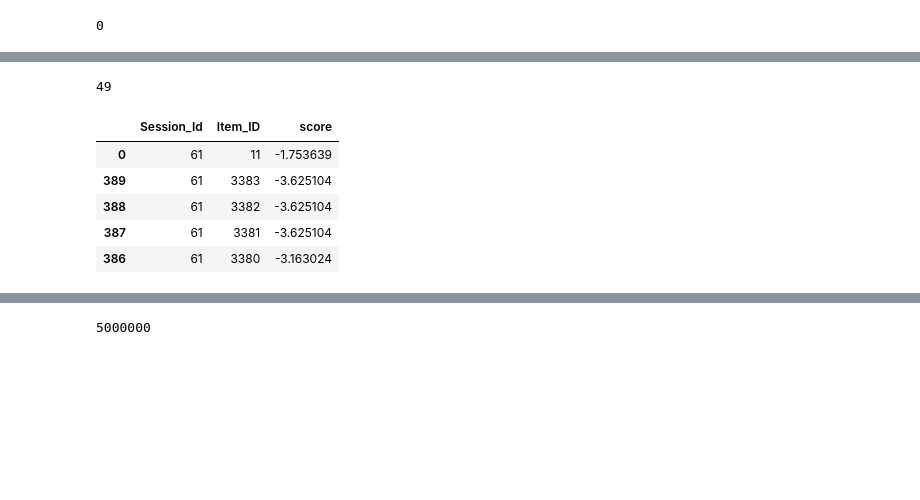
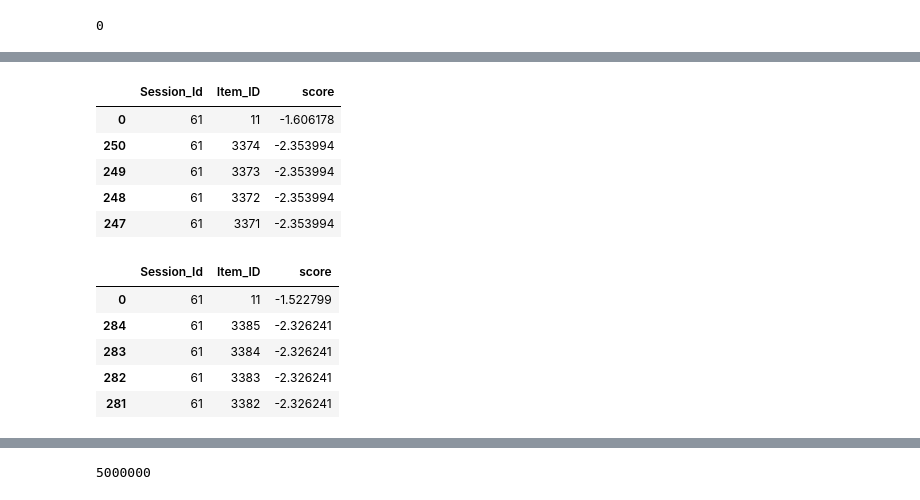
Before and after one commit to stavco9/rs-final-project, a Jupyter notebook: recsys2022/Final_submission/3-dressipi-lgbmranker-final_k_split_models.ipynb, the cells around one changed output, grey strips where cells are left out. Drawn from its saved outputs; the diff is of its cells as text; code cells hidden in the pictures; blank space fills up the shorter version.

```diff
--- a/recsys2022/Final_submission/3-dressipi-lgbmranker-final_k_split_models.ipynb
+++ b/recsys2022/Final_submission/3-dressipi-lgbmranker-final_k_split_models.ipynb
@@ -179,13 +285,15 @@ display(dataset)
 import lightgbm
 # %%
 k=10
-result = []
+result = {}
 # %%
-for index in range(k):
-    print(f"Current iteration: {str(index + 1)} of {str(k)}")
-    model = lightgbm.Booster(model_file=f'../rankers/model_{index}.txt')
-    result.append(model.predict(dataset.drop(["Session_Id","Item_ID"],axis=1)))
+for model_name in selected_list:
+    result[model_name] = []
+    for index in range(k):
+        print(f"Current iteration: {str(index + 1)} of {str(k)} in model {model_name}")
+        model = lightgbm.Booster(model_file=f'../rankers/model_{model_name}_{index}.txt')
+        result[model_name].append(model.predict(datasets[model_name].drop(["Session_Id","Item_ID"],axis=1)))
 
-result = np.array(result)
-result
+    result[model_name] = np.array(result[model_name])
+    result[model_name]
 # %% [output]
@@ -215,17 +317,27 @@ array([[-0.74351514, -1.45082936, -1.45082936, ..., -0.80632916,
 # %%
-dataset["score"]=np.mean(result ,axis=0)
-# dataset["score"]=np.median(result ,axis=0)
+for model_name in selected_list:
+    datasets[model_name]["score"]=np.mean(result[model_name] ,axis=0)
+    # dataset["score"]=np.median(result ,axis=0)
 # %%
-dataset_final=dataset[["Session_Id","Item_ID","score"]]
-gc.collect()
+datasets_final = {}
+for model_name in selected_list:
+    datasets_final[model_name]=datasets[model_name][["Session_Id","Item_ID","score"]]
+    gc.collect()
-# %% [output]
-49
 # %%
-dataset_final.head()
+datasets_final["UCF_W"].head()
 # %% [output]
 |  | Session_Id | Item_ID | score |
-| 0 | 61 | 11 | -1.753639 |
-| 389 | 61 | 3383 | -3.625104 |
-| 388 | 61 | 3382 | -3.625104 |
-| 387 | 61 | 3381 | -3.625104 |
-| 386 | 61 | 3380 | -3.163024 |
+| 0 | 61 | 11 | -1.606178 |
+| 250 | 61 | 3374 | -2.353994 |
+| 249 | 61 | 3373 | -2.353994 |
+| 248 | 61 | 3372 | -2.353994 |
+| 247 | 61 | 3371 | -2.353994 |
+# %%
+datasets_final["ICBF_W"].head()
+# %% [output]
+|  | Session_Id | Item_ID | score |
+| 0 | 61 | 11 | -1.522799 |
+| 284 | 61 | 3385 | -2.326241 |
+| 283 | 61 | 3384 | -2.326241 |
+| 282 | 61 | 3383 | -2.326241 |
+| 281 | 61 | 3382 | -2.326241 |
```
Also changed, not shown: parts of 64 cells of this notebook, 4 other files.
